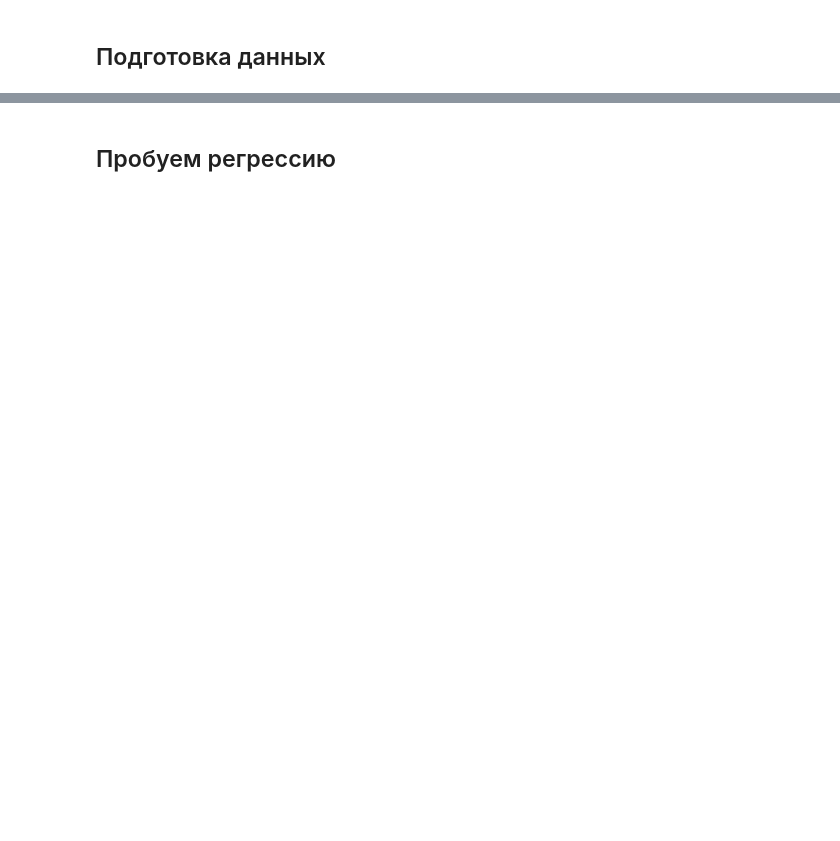
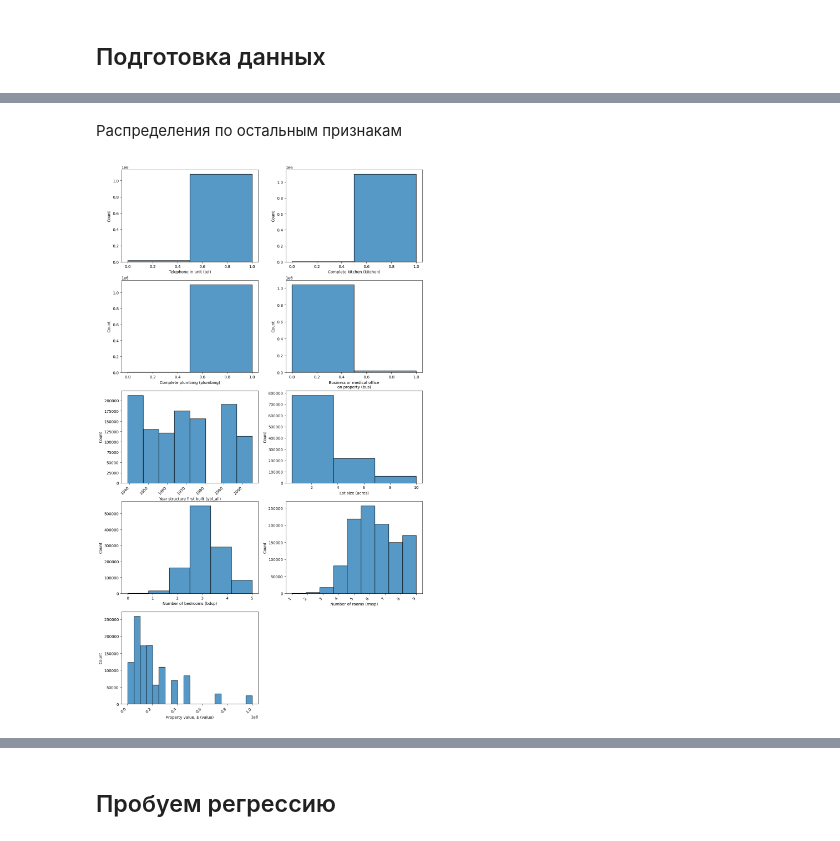
Before and after one commit to DartVart/lr_spark, a Jupyter notebook: example/using_linear_regression.ipynb, the cells around one changed output, grey strips where cells are left out. Saved outputs shown, nothing was run; the diff lists cells and outputs as text; code cells hidden in the pictures; blank space fills up the shorter version.

```diff
--- a/example/using_linear_regression.ipynb
+++ b/example/using_linear_regression.ipynb
@@ -127,0 +87,5 @@ raise NotImplementedError(':(')
+# %%
+rows_sum = 0
+aggregated_df = pd.DataFrame()
+for i, chunk_df in enumerate(pd.read_csv('data/cepr_acs_2005.csv', chunksize=100_000)):
+    chunk_df[needed_cols].to_csv(f'data/splits/cepr_acs_2005_cropped_{i}.csv')
@@ -127,0 +94,4 @@ raise NotImplementedError(':(')
+# %%
+spark = SparkSession.builder.appName('UsingLinearRegression').getOrCreate()
+df = spark.read.option("header", True).csv("data/splits")
+df.summary().show()
@@ -127,0 +284,30 @@ raise NotImplementedError(':(')
+# %% [markdown]
+Распределения по остальным признакам
+# %%
+def add_hist(_df, _fig, column, x_label, subplot_indexes, nbins):
+    _ax = sns.histplot(
+        get_fraction(_df, column, fraction_part=0.5),
+        ax=_fig.add_subplot(*subplot_indexes),
+        bins=nbins
+    )
+    if nbins > 6:
+        plt.xticks(rotation=45, ha='right')
+    _ax.set(xlabel=x_label, ylabel='Count')
+
+fig = plt.figure()
+fig.set_size_inches(14, 25)
+
+for i, (column, label, nbins) in enumerate([
+    ('tel', 'Telephone in unit (tel)', 2),
+    ('kitchen', 'Complete kitchen (kitchen)', 2),
+    ('plumbing', 'Complete plumbing (plumbing)', 2),
+    ('bus', 'Business or medical office\non property (bus)', 2),
+    ('ybl_all', 'Year structure first built (ybl_all)', 8),
+    ('acr', 'Lot size (acres)', 3),
+    ('bdsp', 'Number of bedrooms (bdsp)', 6),
+    ('rmsp', 'Number of rooms (rmsp)', 9),
+    ('value', 'Property value, $ (value)', 20),
+]):
+    add_hist(transformed_train_df, fig, column, label, (5, 2, i + 1), nbins)
+# %% [output]
+[figure, added]
```
Also changed, not shown: parts of 86 cells of this notebook, 2 other files.
